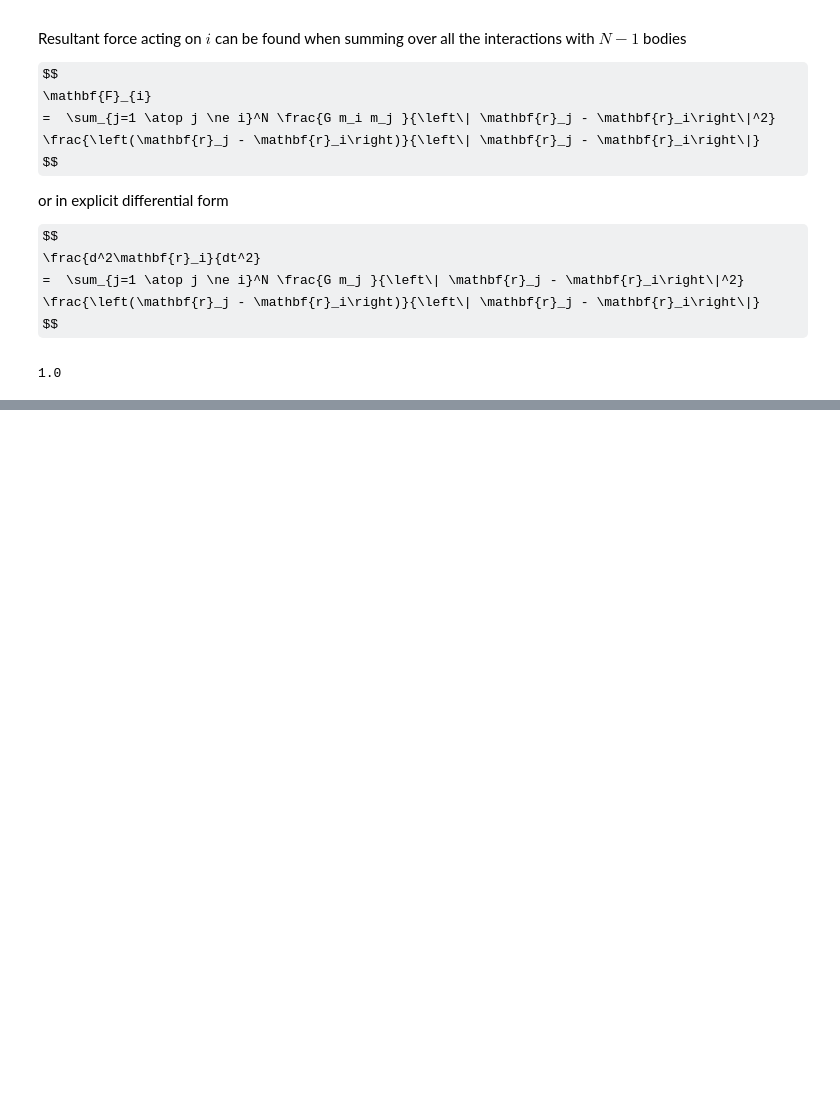
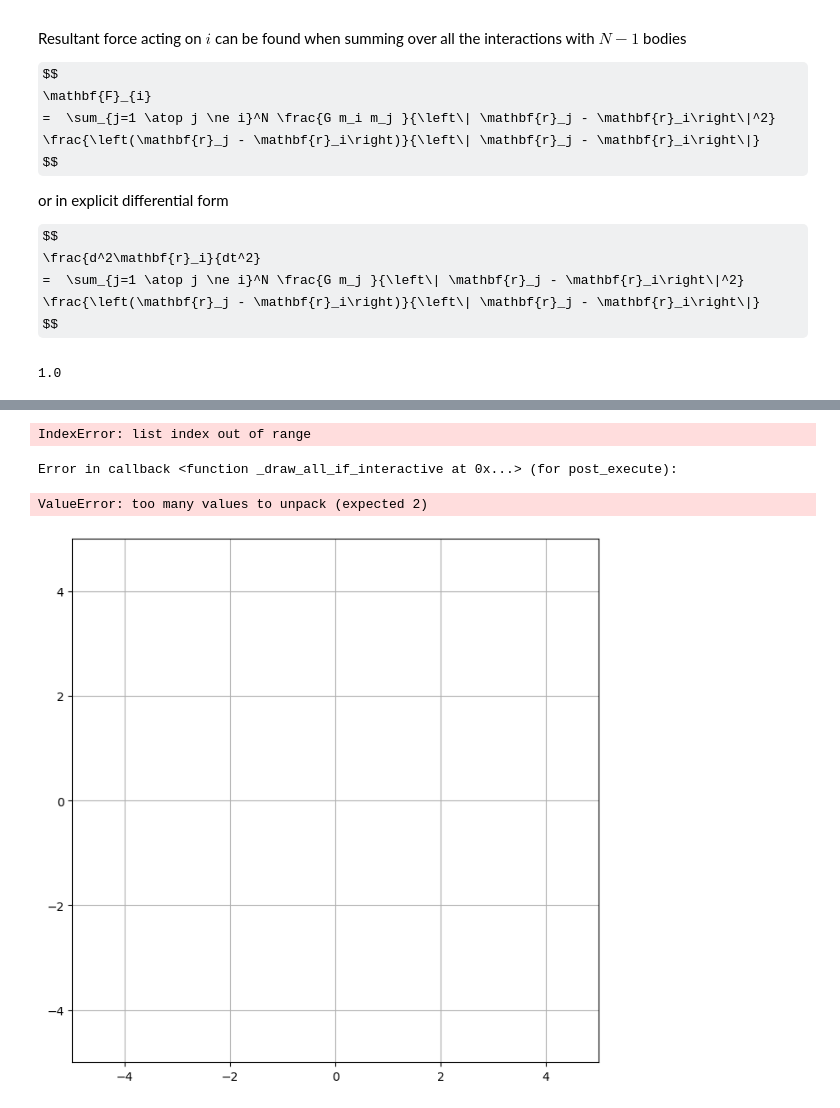
Before and after one commit to kaledgar/n-body-simulator, a Jupyter notebook: notes/nbody_notes.ipynb, the cells around one changed output, grey strips where cells are left out. Saved outputs shown, nothing was run; the diff lists cells and outputs as text; code cells hidden in the pictures; some formulas as TeX source; blank space fills up the shorter version.

```diff
--- a/notes/nbody_notes.ipynb
+++ b/notes/nbody_notes.ipynb
@@ -60,6 +65,12 @@ sun = Body(
     v_0 = (0, 0),
     name = "sun"
 )
+pp = Body(
+    m = 100000,
+    r_0 = (1, 2),
+    v_0 = (0, 0),
+    name = "pp"
+)
 
 r_sun_earth = sun.distance(earth)
 r_sun_earth
@@ -111,0 +158,10 @@ s.prepare_system_vector()
+# %%
+t = np.linspace(0, 1, 10000)
+sol = s.solve(t)
+
+x1 = sol.T[0]
+y1 = sol.T[1]
+x2 = sol.T[2]
+y2 = sol.T[3]
+x3 = sol.T[4]
+y3 = sol.T[5]
@@ -111,0 +186,20 @@ s.prepare_system_vector()
+# %%
+# 1) Convert to seconds (SI unit) using equation above
+tt = 1/np.sqrt(6.67e-11 * 5.97e24 / (1.5e11)**3 )
+# 2) Convert from seconds to years
+tt = tt / (60*60 * 24* 365.25) * np.diff(t)[0] # per time step (in years)
+
+def animate(i):
+    ln1.set_data([x1[i], x2[i]], [y1[i], y2[i]], [y3[i], y3[i]])
+    text.set_text('Time = {:.2f} Years'.format(i*tt))
+fig, ax = plt.subplots(1,1, figsize=(8,8))
+ax.grid()
+ax.set_ylim(-5, 5)
+ax.set_xlim(-5,5)
+ani = animation.FuncAnimation(fig, animate, frames=200, interval=50)
+ani.save('plan.gif',writer='pillow',fps=30)
+# %% [output]
+IndexError: list index out of range
+Error in callback <function _draw_all_if_interactive at 0x...> (for post_execute):
+ValueError: too many values to unpack (expected 2)
+[figure, added]
```
Also changed, not shown: parts of 4 cells of this notebook, 4 other files.
